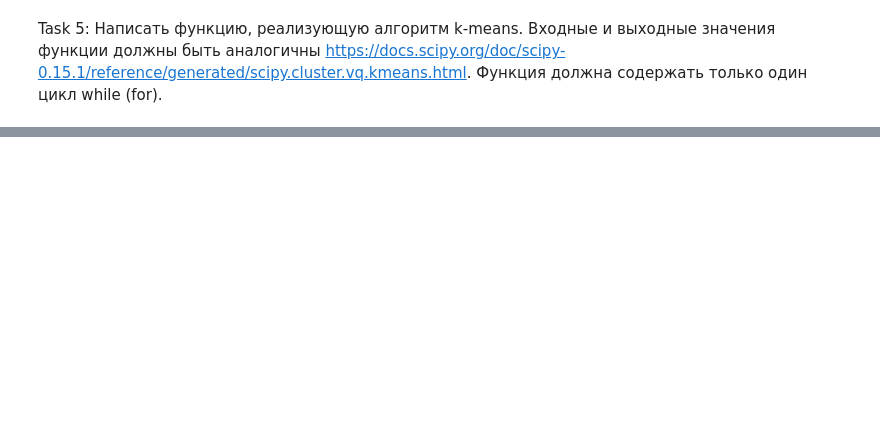
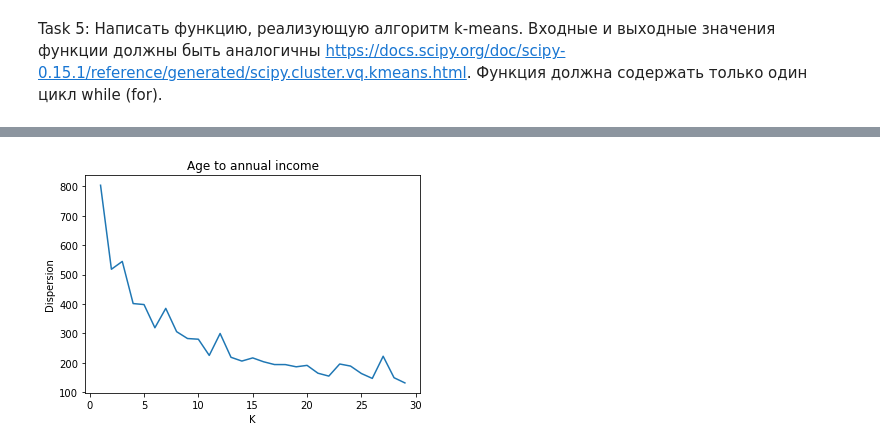
Before and after one commit to bulavkoEP/matprak, a Jupyter notebook: hometask_2.ipynb, the cells around one changed output, grey strips where cells are left out. Saved outputs shown, nothing was run; the diff lists cells and outputs as text; code cells hidden in the pictures; blank space fills up the shorter version.

```diff
--- a/hometask_2.ipynb
+++ b/hometask_2.ipynb
@@ -61,0 +59,29 @@ kmeans(obs, k_or_guess):
+# %%
+def get_labels(obs, centers):
+    return np.vectorize(lambda i: np.argmin(np.apply_along_axis(lambda c: np.linalg.norm(obs[i] - c), 1, centers)))(np.arange(obs.shape[0]))
+
+def get_mean(obs, centers, labels):
+    return sum(np.apply_along_axis(np.linalg.norm, 0, obs - centers[labels]))
+
+def kmeans(obs, k_or_guess):
+    eps = 0.01
+    centers = np.array([])
+    k = 0
+    if (isinstance(k_or_guess, int) or isinstance(k_or_guess, np.int32)):
+        centers = obs[np.random.randint(0, obs.shape[0], k_or_guess)]
+        k = k_or_guess
+    else:
+        centers = obs[k_or_guess]
+        k = k_or_guess.shape[0]
+
+    labels = get_labels(obs, centers)
+    old_mean = get_mean(obs, centers, labels)
+    mean = old_mean
+
+    while abs(mean - old_mean) > eps:
+        old_mean = mean
+        centers = np.vectorize(lambda i: np.sum(obs[labels == i]) / (obs[labels == i].shape[0]))(np.arange(k))
+        labels = get_labels(obs, centers)
+        mean = get_mean(obs, centers, labels)
+
+    return (centers, mean)
@@ -61,0 +103,10 @@ kmeans(obs, k_or_guess):
+# %%
+data_income = np.array([data[:, 2], data[:, 3]]).T
+elbow = np.vectorize(lambda k: kmeans(data_income, k)[1])(np.arange(1, 30))
+plt.plot(np.arange(1, 30), elbow)
+plt.xlabel("K")
+plt.ylabel("Dispersion")
+plt.title("Age to annual income")
+plt.show()
+# %% [output]
+[figure, added]
```
Also changed, not shown: parts of 9 cells of this notebook.
